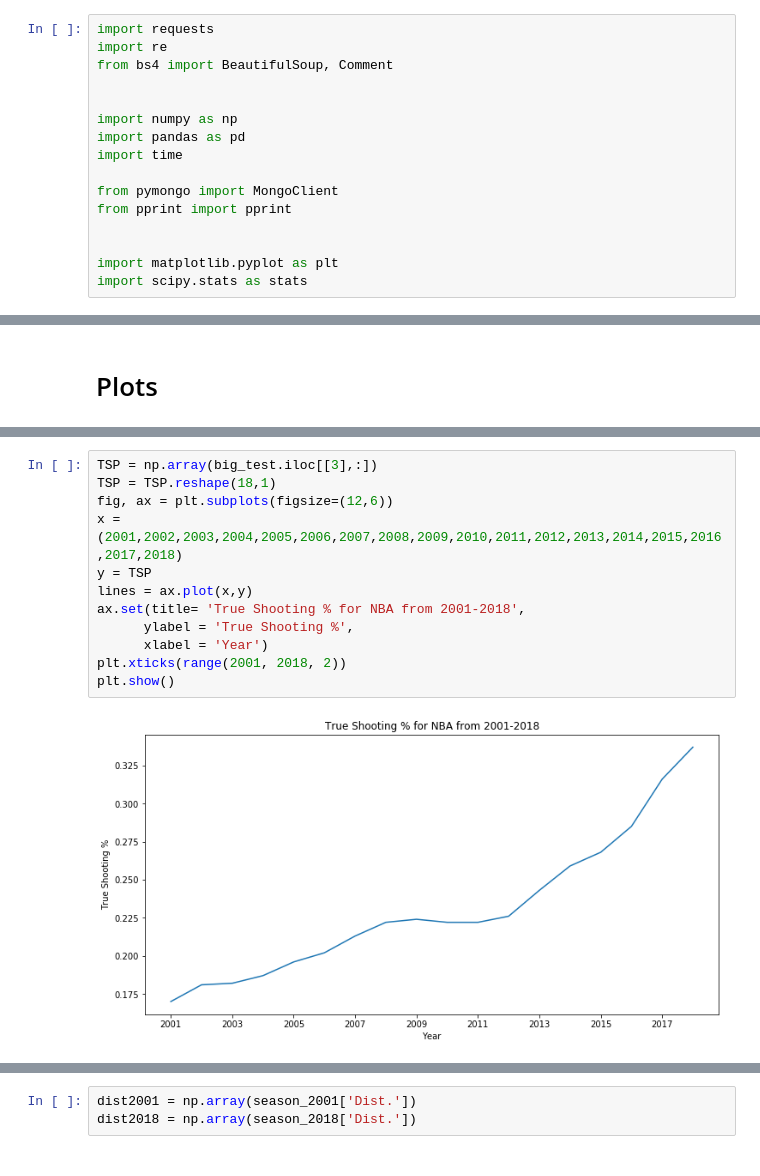
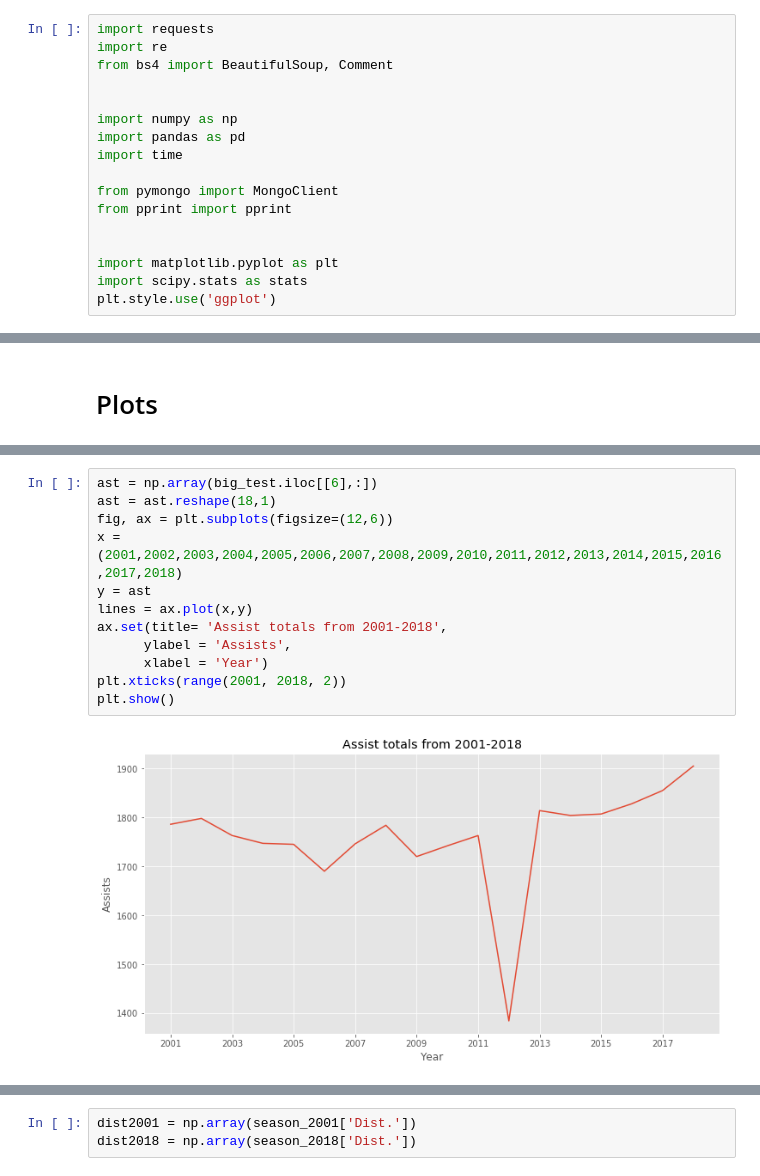
Before and after one commit to johncpolitte/NBA_Data_Analysis, a Jupyter notebook: Pandas_work.ipynb, the cells around one changed output, grey strips where cells are left out. Cells and saved outputs as stored; diff of their text form.

Commit message:
Created more plots for different statistics

```diff
--- a/Pandas_work.ipynb
+++ b/Pandas_work.ipynb
@@ -14,6 +14,7 @@ from pprint import pprint
 
 import matplotlib.pyplot as plt
 import scipy.stats as stats
+plt.style.use('ggplot')
 # %% [markdown]
 # Read in Mongo DB
 # %%
@@ -267,14 +282,14 @@ big_test
 # %%
-TSP = np.array(big_test.iloc[[3],:])
-TSP = TSP.reshape(18,1)
+ast = np.array(big_test.iloc[[6],:])
+ast = ast.reshape(18,1)
 fig, ax = plt.subplots(figsize=(12,6))
 x = (2001,2002,2003,2004,2005,2006,2007,2008,2009,2010,2011,2012,2013,2014,2015,2016,2017,2018)
-y = TSP
+y = ast
 lines = ax.plot(x,y)
-ax.set(title= 'True Shooting % for NBA from 2001-2018',
-      ylabel = 'True Shooting %',
+ax.set(title= 'Assist totals from 2001-2018',
+      ylabel = 'Assists',
       xlabel = 'Year')
 plt.xticks(range(2001, 2018, 2))
 plt.show()
 # %% [output]
-[figure, old version]
+[figure, new version]
```
Also changed, not shown: parts of 8 cells of this notebook, 1 other file.
